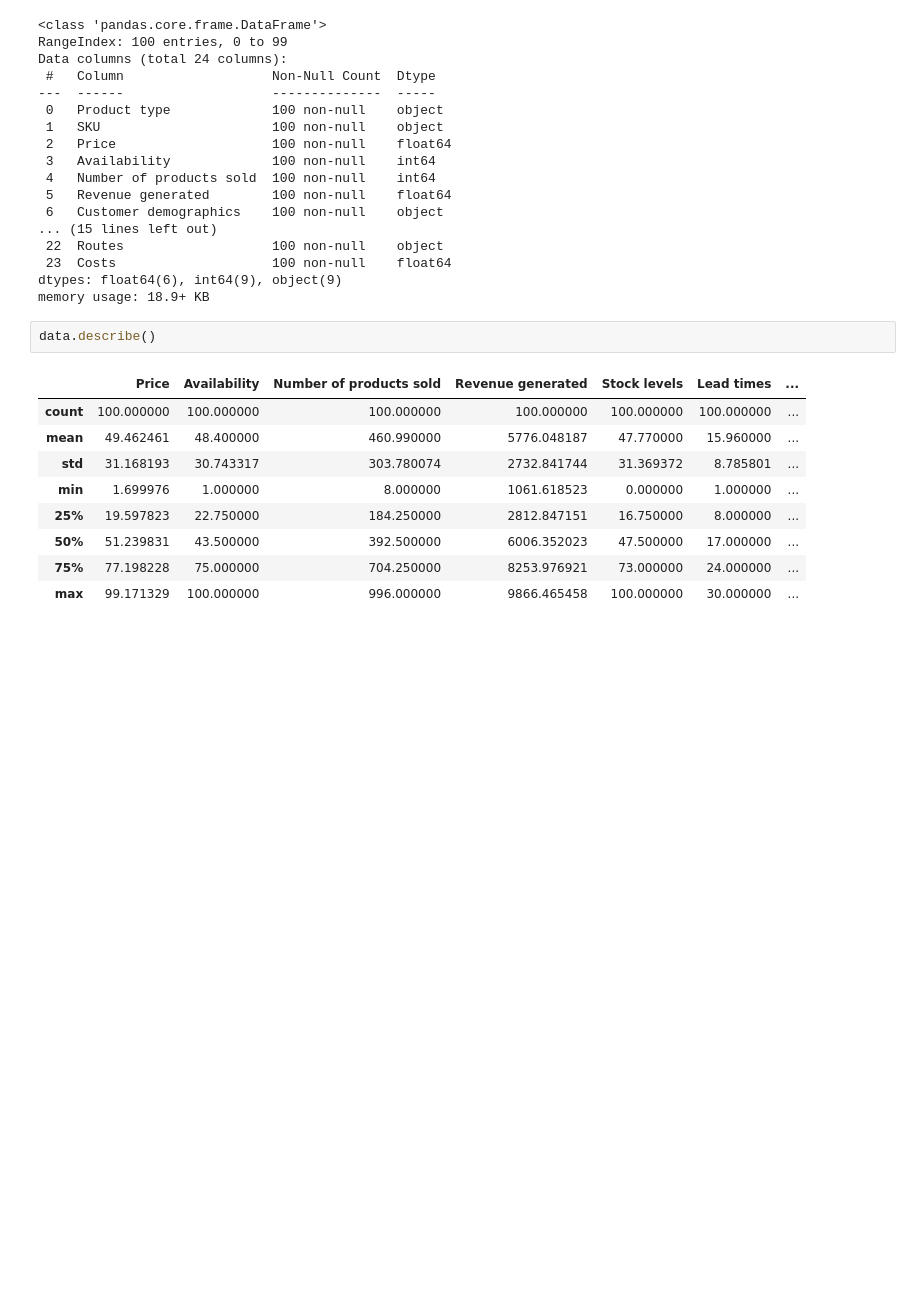
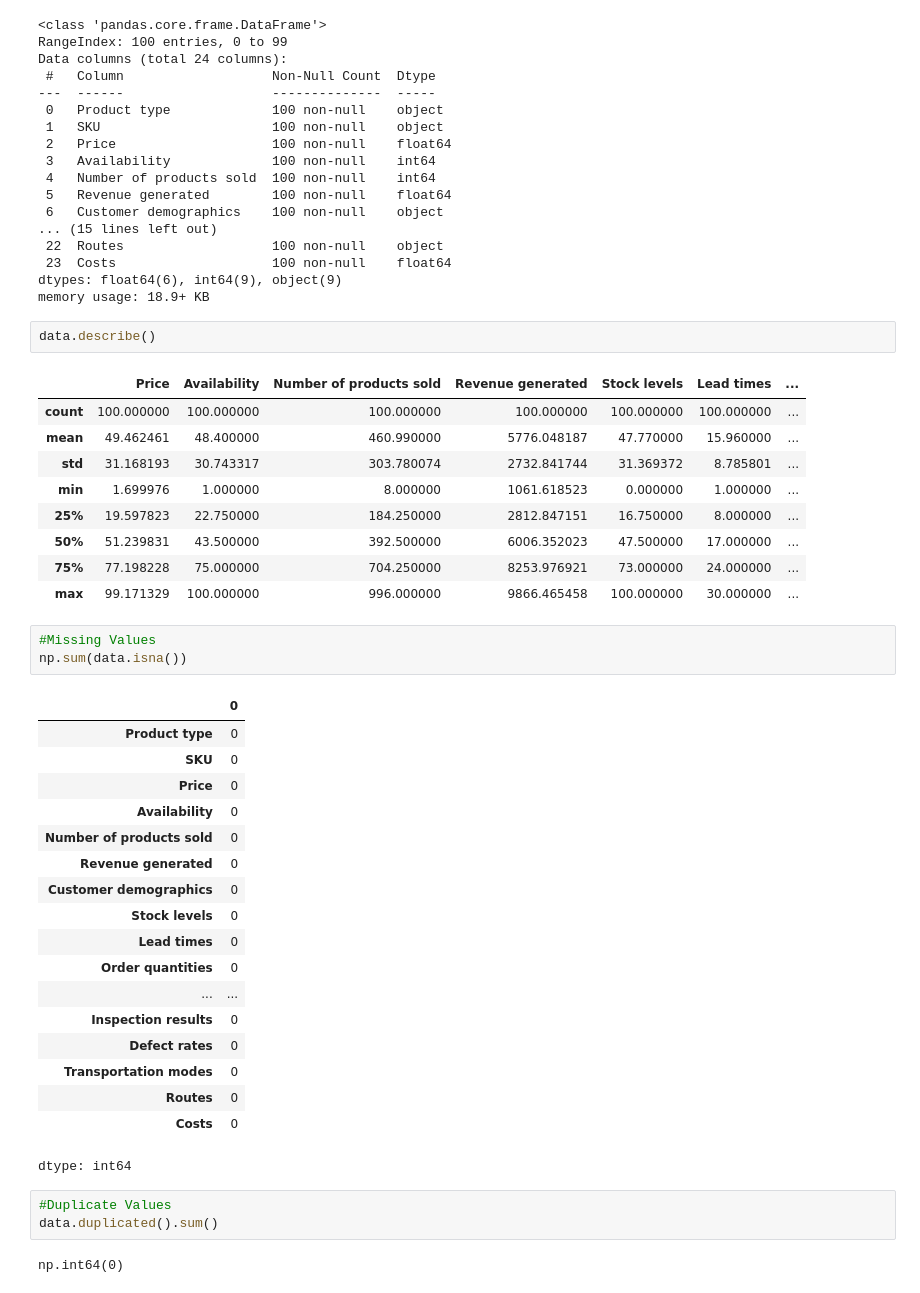
Before and after one commit to priyankabothra/Group05_SupplyChainOptimizationAnalysis, a Jupyter notebook: notebooks/SupplyChainOptimizationAnalysis.ipynb, the cells around one changed output. Cells and saved outputs as stored; diff of their text form; blank space fills up the shorter version.

```diff
--- a/notebooks/SupplyChainOptimizationAnalysis.ipynb
+++ b/notebooks/SupplyChainOptimizationAnalysis.ipynb
@@ -136,3 +136,30 @@ data.describe()
 | 50% | 51.239831 | 43.500000 | 392.500000 | 6006.352023 | 47.500000 | 17.000000 | ... |
 | 75% | 77.198228 | 75.000000 | 704.250000 | 8253.976921 | 73.000000 | 24.000000 | ... |
 | max | 99.171329 | 100.000000 | 996.000000 | 9866.465458 | 100.000000 | 30.000000 | ... |
+# %%
+#Missing Values
+np.sum(data.isna())
+# %% [output]
+|  | 0 |
+| Product type | 0 |
+| SKU | 0 |
+| Price | 0 |
+| Availability | 0 |
+| Number of products sold | 0 |
+| Revenue generated | 0 |
+| Customer demographics | 0 |
+| Stock levels | 0 |
+| Lead times | 0 |
+| Order quantities | 0 |
+| ... | ... |
+| Inspection results | 0 |
+| Defect rates | 0 |
+| Transportation modes | 0 |
+| Routes | 0 |
+| Costs | 0 |
+dtype: int64
+# %%
+#Duplicate Values
+data.duplicated().sum()
+# %% [output]
+np.int64(0)
```
Also changed, not shown: parts of 3 cells of this notebook.
